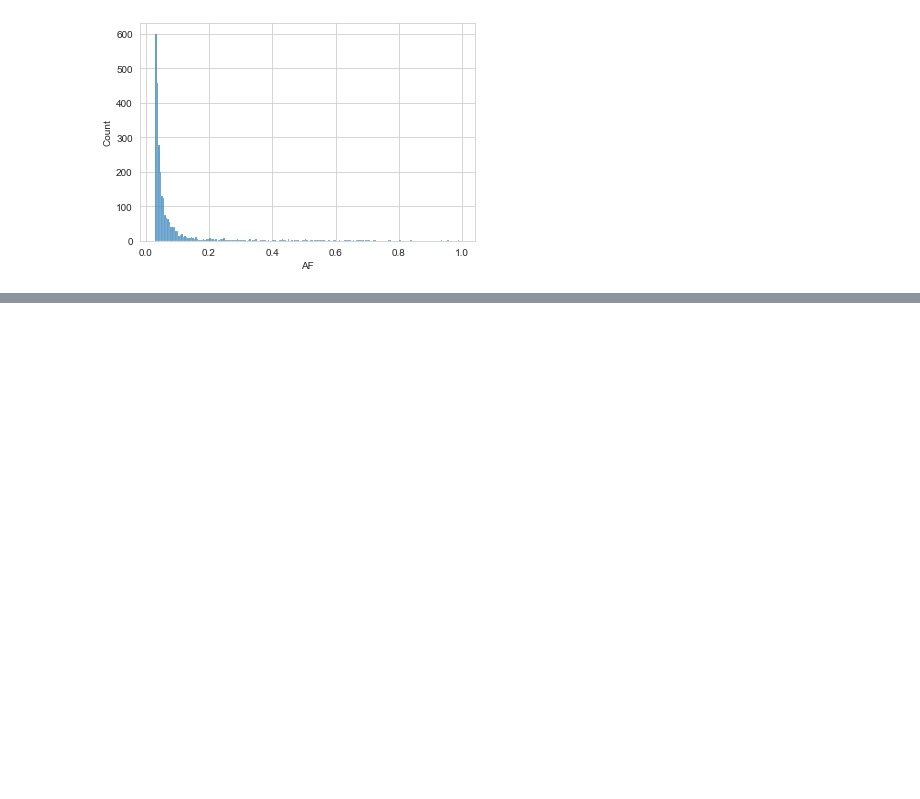
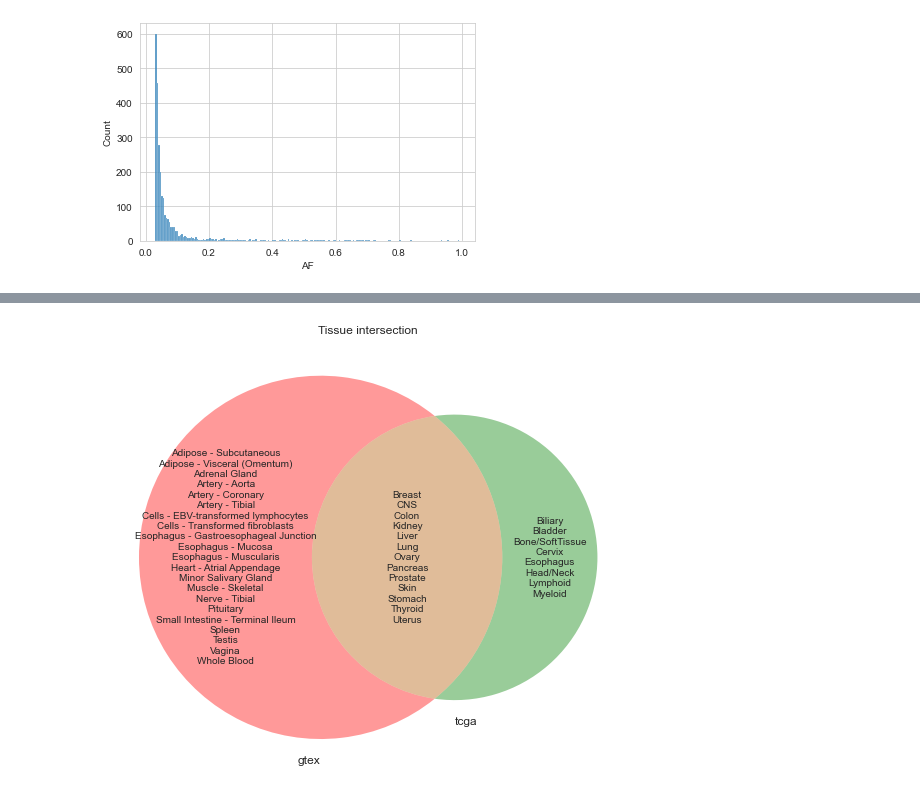
Before and after one commit to mitoclub/mtdnaMutSpecOfCancers, a Jupyter notebook: notebooks/stem_workers.ipynb, the cells around one changed output, grey strips where cells are left out. Cells and saved outputs as stored; diff of their text form; code cells hidden in the pictures; blank space fills up the shorter version.

```diff
--- a/notebooks/stem_workers.ipynb
+++ b/notebooks/stem_workers.ipynb
@@ -86,0 +221,12 @@ plot_mutspec12(calculate_mutspec(gtex_filtered, exp12["all"]), ticksize=11, font
+# %%
+compare_syn = ms_gtex_syn.merge(ms_tcga_syn, on="Mut", suffixes=["_gtex", "_tcga"]).drop(["RawMutSpec_gtex", "RawMutSpec_tcga"], axis=1)#.sum(axis=0)
+compare_syn["ObsNum_gtex_percent"] = compare_syn["ObsNum_gtex"] / compare_syn["ObsNum_gtex"].sum() * 100
+compare_syn["ObsNum_tcga_percent"] = compare_syn["ObsNum_tcga"] / compare_syn["ObsNum_tcga"].sum() * 100
+compare_syn["ObsNum_percent_diff"] = (compare_syn["ObsNum_gtex_percent"] - compare_syn["ObsNum_tcga_percent"]).abs()
+compare_syn["ObsNum_percent_quotient"] = (compare_syn["ObsNum_gtex_percent"] / compare_syn["ObsNum_tcga_percent"]).abs()
+_summa = compare_syn.sum(axis=0).head(9)
+_summa["Mut"] = "ALL"
+compare_syn.append(_summa, ignore_index=True).round(2).sort_values("ObsNum_percent_quotient").reset_index(drop=True)
+x = compare_syn.append(_summa, ignore_index=True).round(2).sort_values("ObsNum_percent_quotient").reset_index(drop=True)
+x.to_csv("../data/processed/tcga_versus_gtex_syn_mutations.csv", index=False)
+x
@@ -86,0 +291,15 @@ plot_mutspec12(calculate_mutspec(gtex_filtered, exp12["all"]), ticksize=11, font
+# %%
+tcga_tissue2sbs = tcga_filtered[tcga_filtered.Label >= 0].groupby(["tissue",]).Sbs12.value_counts().unstack().fillna(0)
+tcga_tissue2sbs["Ts"] = tcga_tissue2sbs[transitions].sum(axis=1)
+tcga_tissue2sbs["Tv"] = tcga_tissue2sbs[transversions].sum(axis=1)
+tcga_tissue2sbs["TsTv"] = tcga_tissue2sbs.Ts / tcga_tissue2sbs.Tv
+
+tissue_mapper2 = {
+    "Colon/Rectum": "Colon",
+    "": "",
+    "": "",
+    "": "",
+}
+tcga_tissue2sbs.index = tcga_tissue2sbs.index.to_series().replace(tissue_mapper2)
+
+tcga_tissue2sbs.round(2)
@@ -86,0 +325,15 @@ plot_mutspec12(calculate_mutspec(gtex_filtered, exp12["all"]), ticksize=11, font
+# %%
+A = set(gtex_tissue2sbs.index)
+B = set(tcga_tissue2sbs.index)
+
+
+plt.figure(figsize=(12, 8))
+plt.title("Tissue intersection")
+v = venn2([A,B], ('gtex', 'tcga'))
+
+v.get_label_by_id('10').set_text('\n'.join(sorted(A-B)))
+v.get_label_by_id('11').set_text('\n'.join(sorted(A&B)))
+v.get_label_by_id('01').set_text('\n'.join(sorted(B-A)))
+plt.show()
+# %% [output]
+[figure, added]
```
Also changed, not shown: parts of 27 cells of this notebook, 2 other files.
